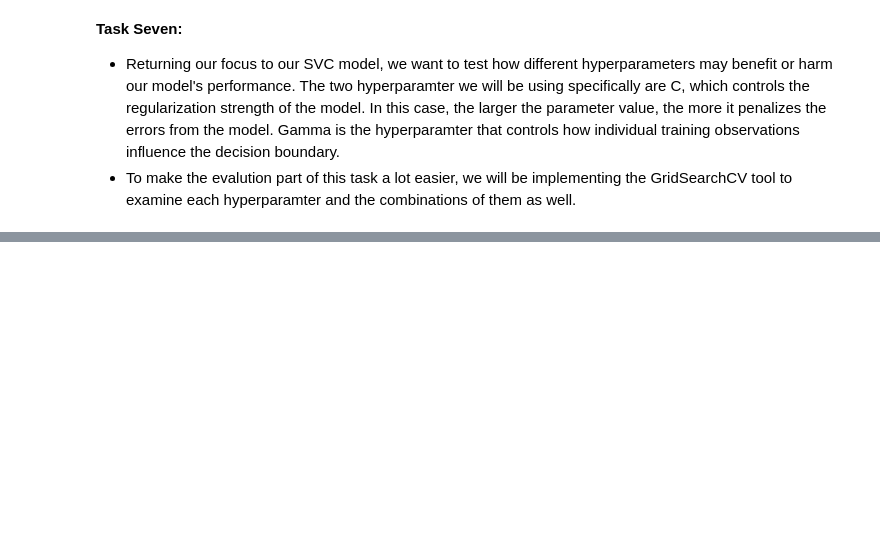
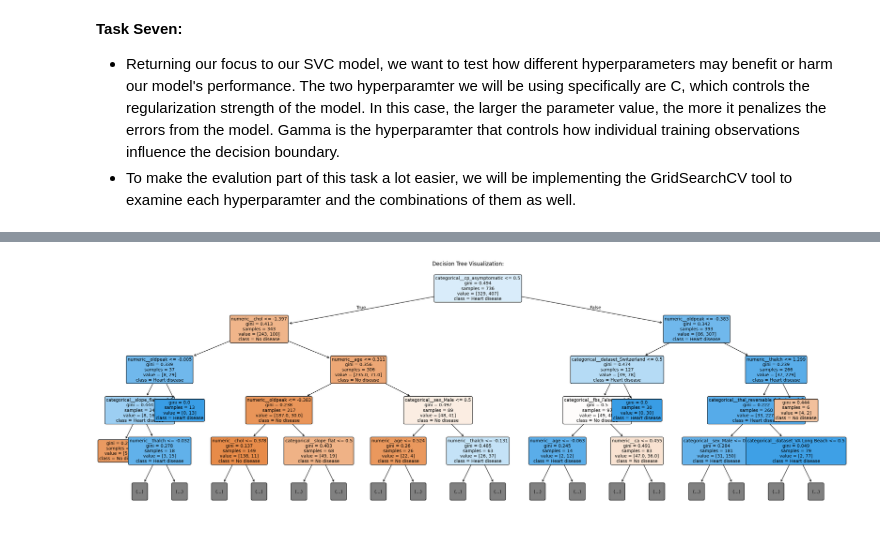
Before and after one commit to JFish72/CSC-349-Machine-Learning-, a Jupyter notebook: HW4/heart_disease_classification.ipynb, the cells around one changed output, grey strips where cells are left out. Saved outputs shown, nothing was run; the diff lists cells and outputs as text; code cells hidden in the pictures; blank space fills up the shorter version.

```diff
--- a/HW4/heart_disease_classification.ipynb
+++ b/HW4/heart_disease_classification.ipynb
@@ -299,0 +366,16 @@ Decision Tree ROC Curve:
+# %%
+from sklearn.tree import plot_tree
+
+fitted_preprocessor = tree_pipeline.named_steps["preprocessor"]
+
+fitted_tree = tree_pipeline.named_steps["model"]
+
+tree_features = fitted_preprocessor.get_feature_names_out()
+
+plt.figure(figsize = (30, 10))
+plot_tree(fitted_tree, feature_names = tree_features, class_names = ["No disease", "Heart disease"],
+          filled = True, rounded = True, max_depth = 4, fontsize = 10)
+plt.title("Decision Tree Visualization:")
+plt.show()
+# %% [output]
+[figure, added]
```
Also changed, not shown: parts of 2 cells of this notebook.
